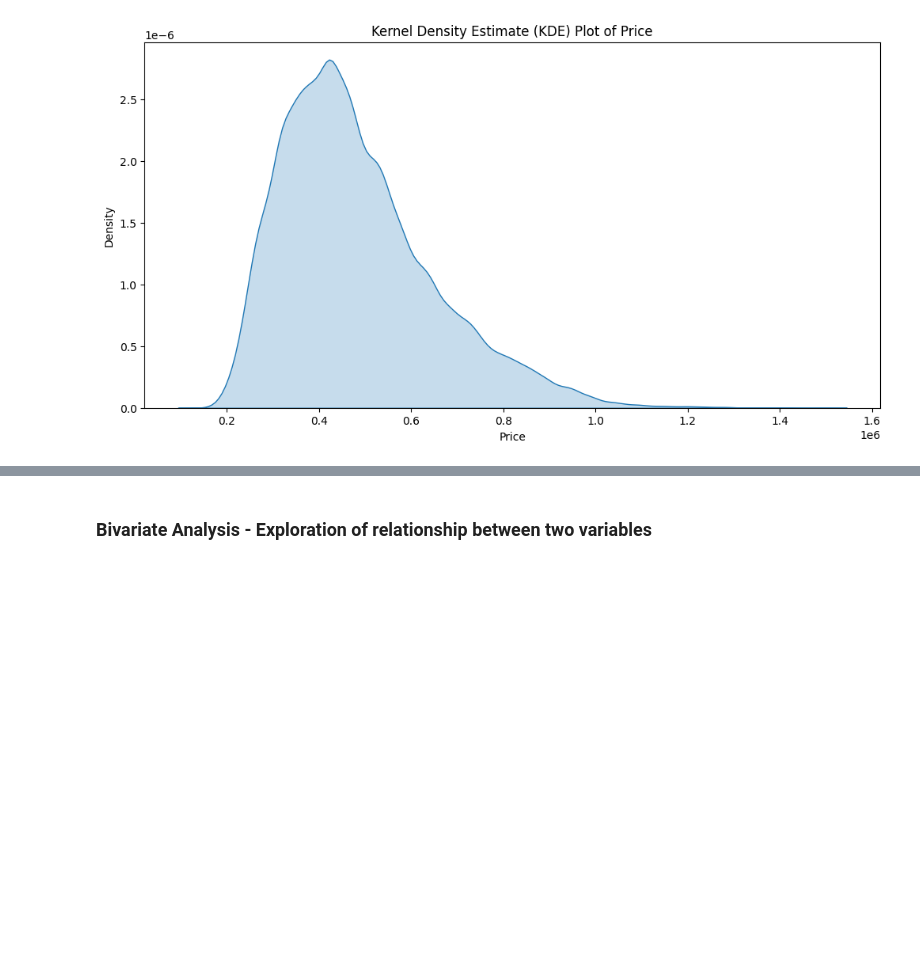
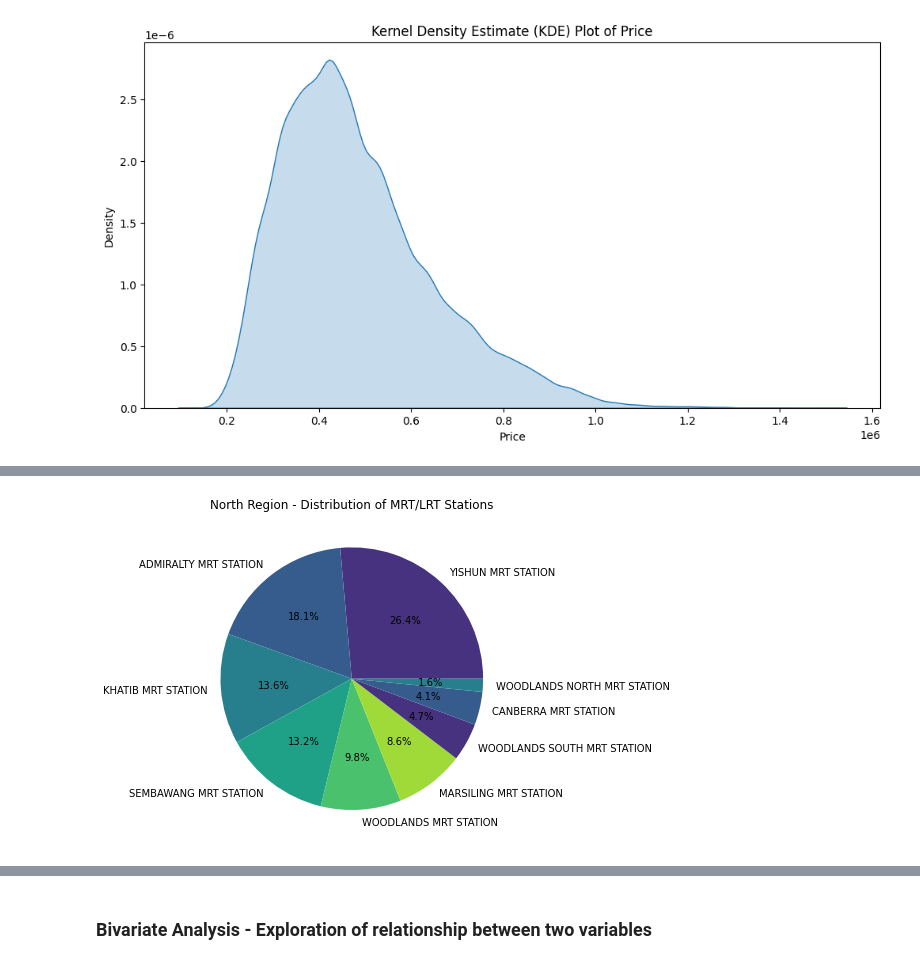
Before and after one commit to DheepthaRajesh/dheeptha_rajesh, a Jupyter notebook: Final-Predict-Public-Housing-Prices.ipynb, the cells around one changed output, grey strips where cells are left out. Cells and saved outputs as stored; diff of their text form; code cells hidden in the pictures; blank space fills up the shorter version.

Commit message:
subplots for mrts

```diff
--- a/Final-Predict-Public-Housing-Prices.ipynb
+++ b/Final-Predict-Public-Housing-Prices.ipynb
@@ -494,0 +496,22 @@ plt.show()
+# %%
+# Filter dataset for each region
+north_stations = df_final[df_final['Region'] == 'North']['NearestMRT'].value_counts()
+northeast_stations = df_final[df_final['Region'] == 'Northeast']['NearestMRT'].value_counts()
+central_stations = df_final[df_final['Region'] == 'Central']['NearestMRT'].value_counts()
+west_stations = df_final[df_final['Region'] == 'West']['NearestMRT'].value_counts()
+east_stations = df_final[df_final['Region'] == 'East']['NearestMRT'].value_counts()
+
+# Plot pie charts for North region
+plt.figure(figsize=(20, 20), facecolor='white')
+
+plt.subplot(231)
+plt.pie(north_stations, labels=north_stations.index, autopct='%1.1f%%', colors=sns.color_palette('viridis'))
+plt.title('North Region - Distribution of MRT/LRT Stations')
+
+plt.show()
+
+# Interpretation - The pie chart below shows the distribution of nearest MRT/LRT stations in the North region.
+# Yishun MRT Station has the most number of nearby HDB properties, followed by Admiralty MRT Station
+# The MRT Station with the least number of nearby HDB properties is Woodlands North MRT Station.
+# %% [output]
+[figure, added]
```
Also changed, not shown: parts of 9 cells of this notebook.
